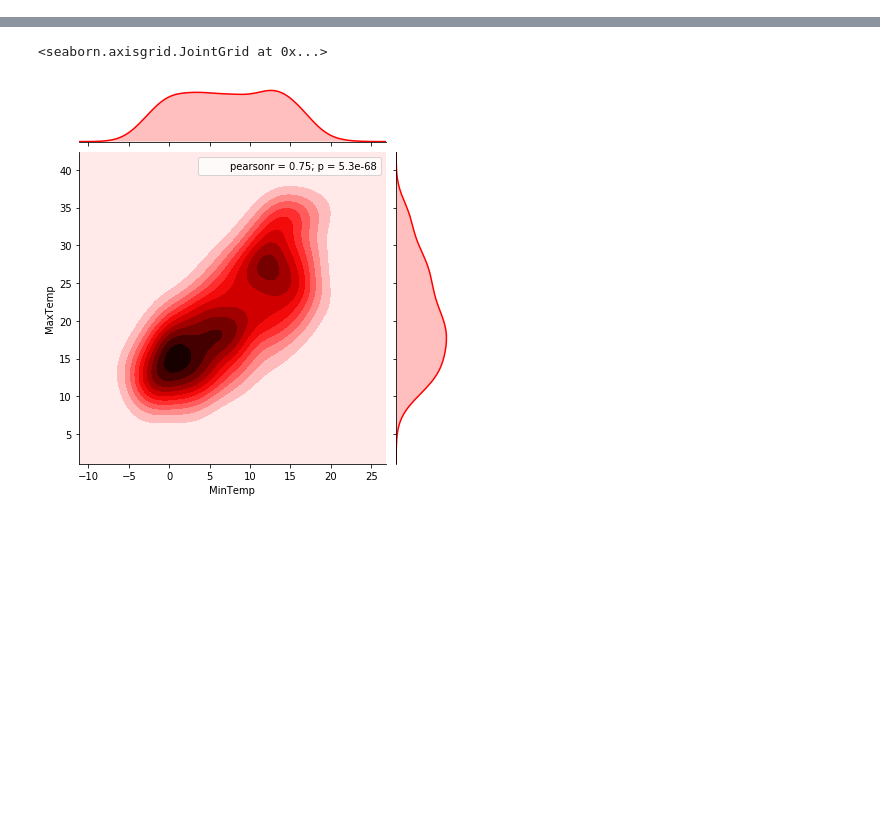
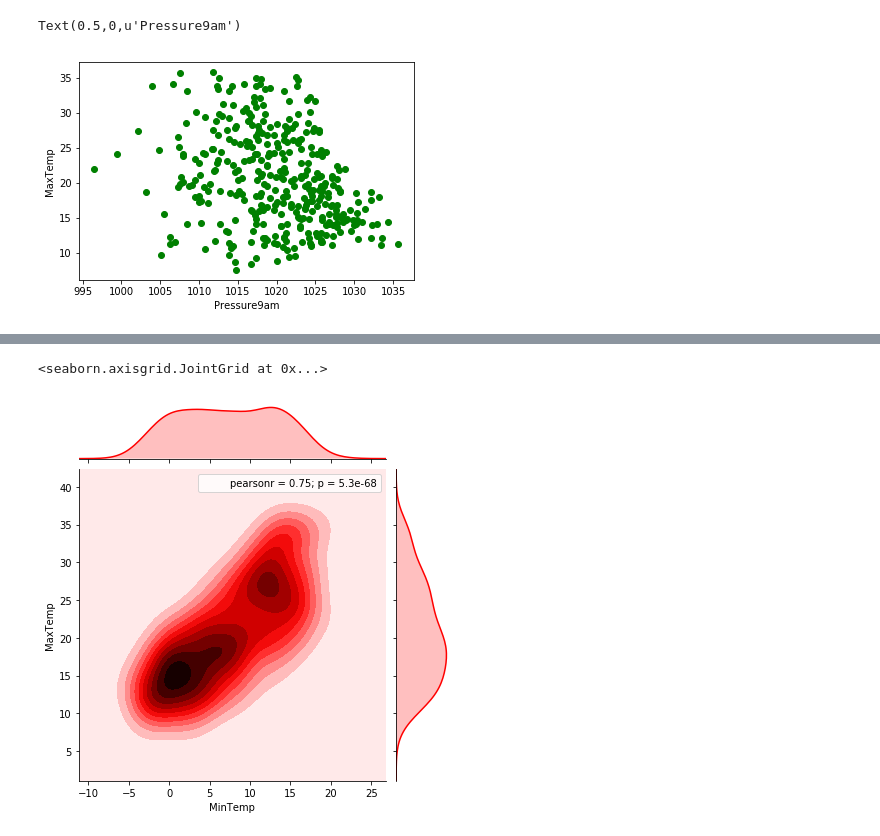
Before and after one commit to nikhilsasi/ML_LearningAcadview, a Jupyter notebook: assignment_6.ipynb, the cells around one changed output, grey strips where cells are left out. Drawn from its saved outputs; the diff is of its cells as text; code cells hidden in the pictures; blank space fills up the shorter version.

```diff
--- a/assignment_6.ipynb
+++ b/assignment_6.ipynb
@@ -0,0 +65,8 @@
+# %%
+# DIAGRAM 2
+plt.scatter(df["Pressure9am"],df["MaxTemp"],c="g")
+plt.ylabel("MaxTemp")
+plt.xlabel("Pressure9am")
+# %% [output]
+Text(0.5,0,u'Pressure9am')
+[figure, added]
```
Also changed, not shown: parts of 16 cells of this notebook, 1 other file.
